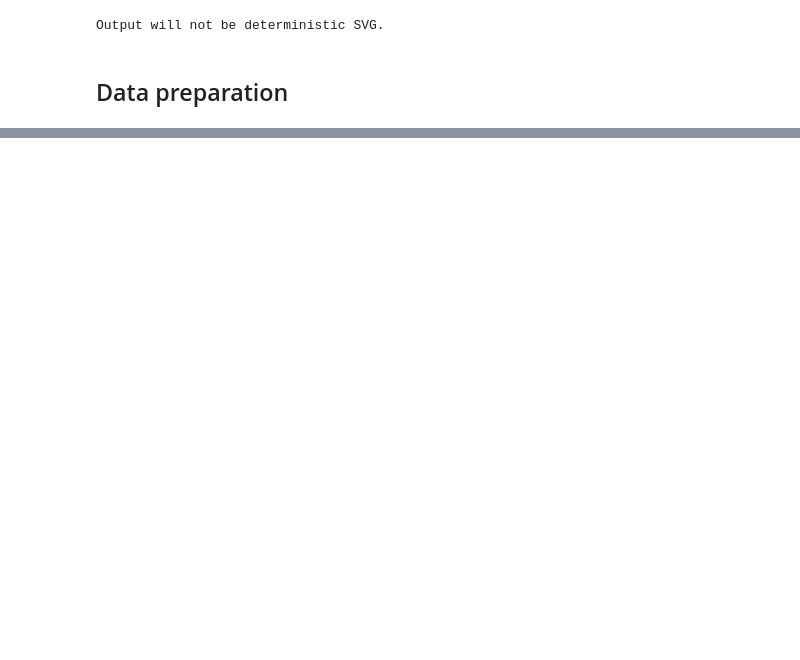
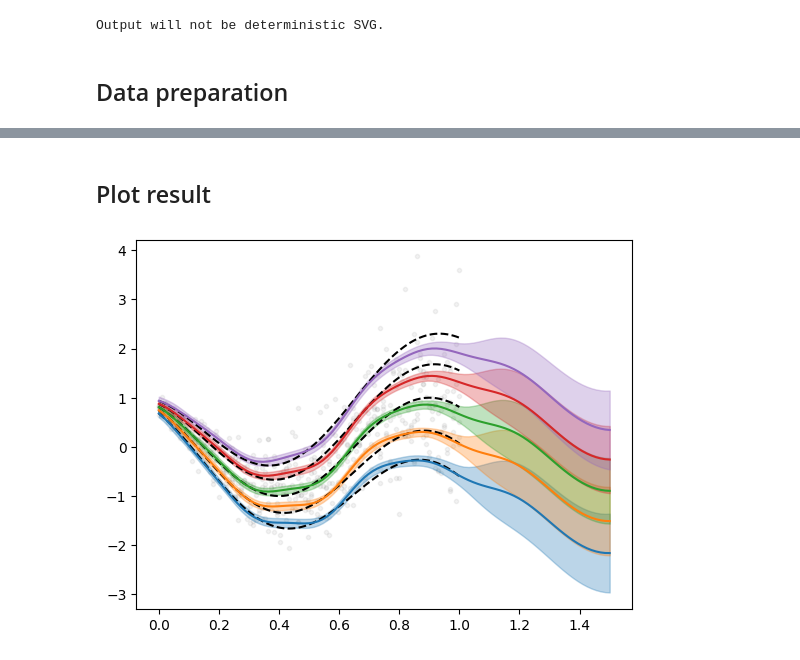
Before and after one commit to JSS95/gpytorch-qr, a Jupyter notebook: examples/01_Prior_Mean/subtract_mean/mtgpqr.ipynb, the cells around one changed output, grey strips where cells are left out. Drawn from its saved outputs; the diff is of its cells as text; code cells hidden in the pictures; blank space fills up the shorter version.

```diff
--- a/examples/01_Prior_Mean/subtract_mean/mtgpqr.ipynb
+++ b/examples/01_Prior_Mean/subtract_mean/mtgpqr.ipynb
@@ -74,0 +112,15 @@ plt.show()
+# %%
+gp.train()
+likelihood.train()
+mll = VariationalELBO(likelihood, gp, num_data=res.numel())
+optimizer = torch.optim.Adam(
+    list(gp.parameters()) + list(likelihood.parameters()),
+    lr=0.001,
+)
+
+for _ in range(n_epochs):
+    output = gp(x)
+    loss = -mll(output, res)
+    loss.backward()
+    optimizer.step()
+    optimizer.zero_grad()
@@ -74,0 +129,27 @@ plt.show()
+# %%
+gp.eval()
+with torch.no_grad():
+    mean_q = gp.mean_quantiles(x_pred) + mean(x_pred)
+    lower_q, upper_q = gp.quantile_quantiles(
+        x_pred, torch.tensor([0.025, 0.975]).to(device)
+    ) + mean(x_pred)
+# %% [markdown]
+## Plot result
+# %%
+colors = plt.cm.tab10.colors
+
+plt.scatter(x.cpu(), y.cpu(), c="gray", marker=".", alpha=0.1)
+plt.plot(x_range.cpu(), true_quantiles.cpu(), "--", c="k")
+
+for i in range(len(q)):
+    plt.plot(x_pred.cpu(), mean_q[:, i].cpu(), color=colors[i])
+    plt.fill_between(
+        x_pred.cpu().squeeze(),
+        lower_q[:, i].cpu(),
+        upper_q[:, i].cpu(),
+        color=colors[i],
+        alpha=0.3,
+    )
+plt.show()
+# %% [output]
+[figure, added]
```
Also changed, not shown: parts of 7 cells of this notebook, 1 other file.
